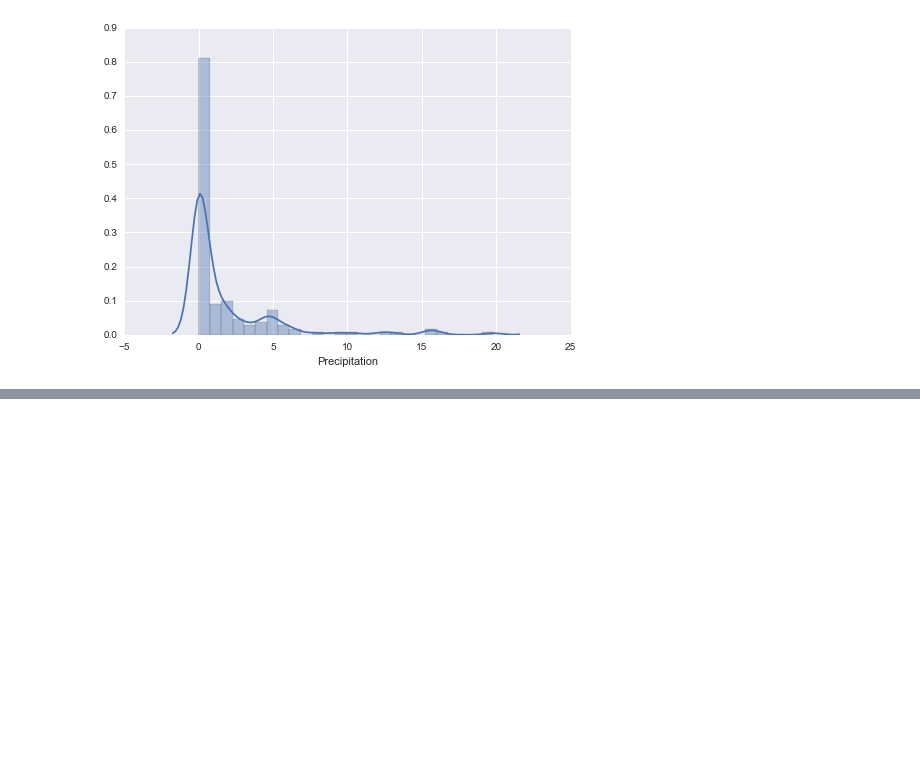
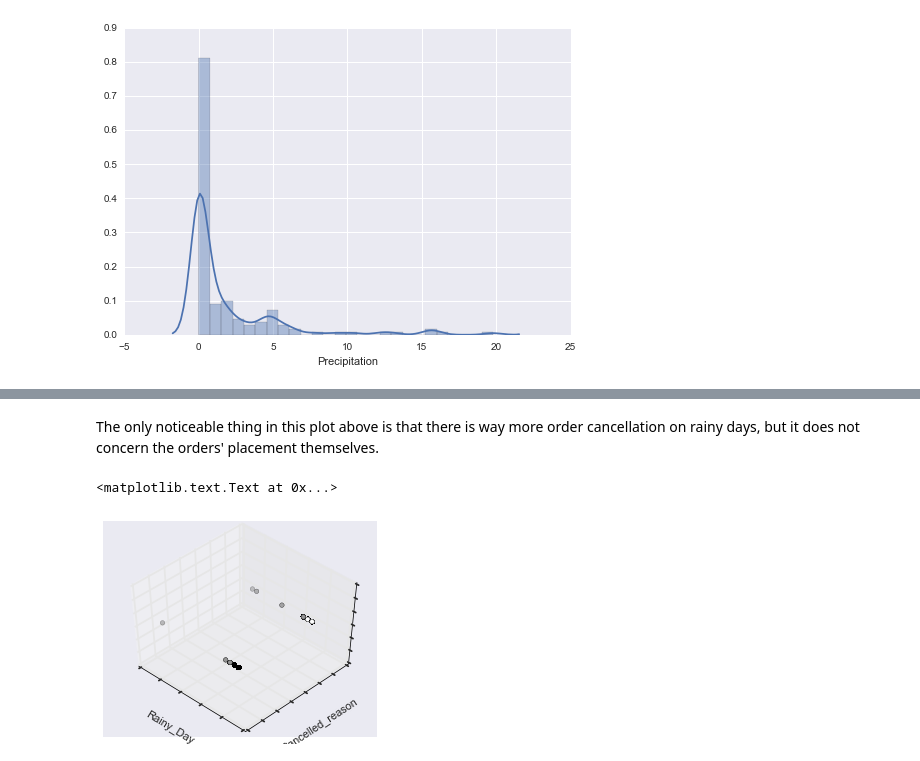
Before and after one commit to Bayakissa/Analytics_Test, a Jupyter notebook: Analytics_Test.ipynb, the cells around one changed output, grey strips where cells are left out. Saved outputs shown, nothing was run; the diff lists cells and outputs as text; code cells hidden in the pictures; blank space fills up the shorter version.

```diff
--- a/Analytics_Test.ipynb
+++ b/Analytics_Test.ipynb
@@ -333,0 +264,24 @@ Based on this results, we could conclude people seem to be more likely to order
+# %% [markdown]
+The only noticeable thing in this plot above is that there is way more order cancellation on rainy days, but it does not concern the orders' placement themselves.
+# %%
+# 'Rainy Day'
+
+fig = plt.figure(1, figsize=(4, 3))
+plt.clf()
+ax = Axes3D(fig, rect=[0, 0, .95, 1], elev=48, azim=134)
+
+plt.cla()
+kmeans.fit(X)
+labels = kmeans.labels_
+
+ax.scatter(X[:, 0], X[:, 1], c=labels.astype(np.float))
+
+ax.w_xaxis.set_ticklabels([])
+ax.w_yaxis.set_ticklabels([])
+ax.w_zaxis.set_ticklabels([])
+ax.set_xlabel('Rainy_Day')
+ax.set_ylabel('Cancelled_reason')
+ax.set_zlabel('user_id')
+# %% [output]
+<matplotlib.text.Text at 0x...>
+[figure, added]
```
Also changed, not shown: parts of 42 cells of this notebook.
